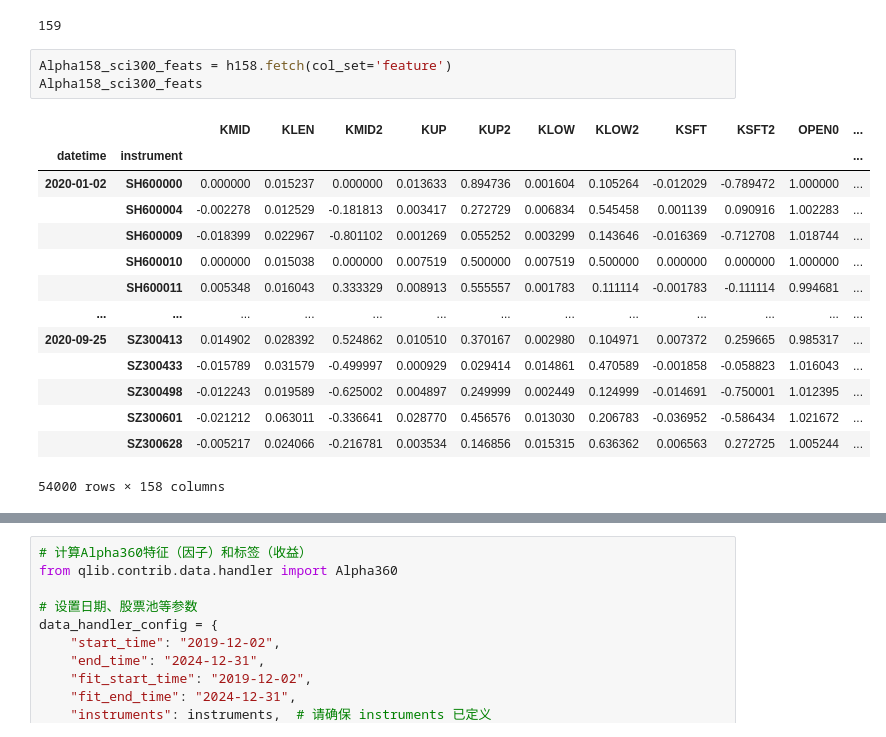
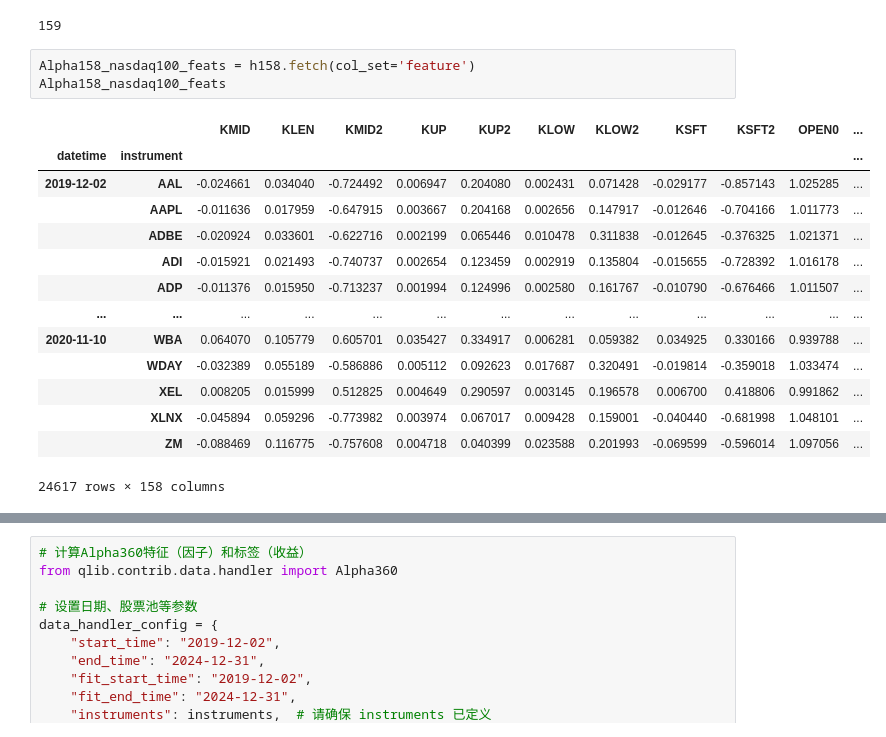
Before and after one commit to 6556974/stock-prediction, a Jupyter notebook: qlib/nas100_data.ipynb, the cells around one changed output, grey strips where cells are left out. Cells and saved outputs as stored; diff of their text form.

Commit message:
add alpha158

```diff
--- a/qlib/nas100_data.ipynb
+++ b/qlib/nas100_data.ipynb
@@ -58,20 +58,20 @@ print(len(h158.get_cols()))
 # %% [output]
 159
 # %%
-Alpha158_sci300_feats = h158.fetch(col_set='feature')
-Alpha158_sci300_feats
+Alpha158_nasdaq100_feats = h158.fetch(col_set='feature')
+Alpha158_nasdaq100_feats
 # %% [output]
 |  |  | KMID | KLEN | KMID2 | KUP | KUP2 | KLOW | KLOW2 | KSFT | KSFT2 | OPEN0 | ... |
 | datetime | instrument |  |  |  |  |  |  |  |  |  |  | ... |
-| 2020-01-02 | SH600000 | 0.000000 | 0.015237 | 0.000000 | 0.013633 | 0.894736 | 0.001604 | 0.105264 | -0.012029 | -0.789472 | 1.000000 | ... |
-|  | SH600004 | -0.002278 | 0.012529 | -0.181813 | 0.003417 | 0.272729 | 0.006834 | 0.545458 | 0.001139 | 0.090916 | 1.002283 | ... |
-|  | SH600009 | -0.018399 | 0.022967 | -0.801102 | 0.001269 | 0.055252 | 0.003299 | 0.143646 | -0.016369 | -0.712708 | 1.018744 | ... |
-|  | SH600010 | 0.000000 | 0.015038 | 0.000000 | 0.007519 | 0.500000 | 0.007519 | 0.500000 | 0.000000 | 0.000000 | 1.000000 | ... |
-|  | SH600011 | 0.005348 | 0.016043 | 0.333329 | 0.008913 | 0.555557 | 0.001783 | 0.111114 | -0.001783 | -0.111114 | 0.994681 | ... |
+| 2019-12-02 | AAL | -0.024661 | 0.034040 | -0.724492 | 0.006947 | 0.204080 | 0.002431 | 0.071428 | -0.029177 | -0.857143 | 1.025285 | ... |
+|  | AAPL | -0.011636 | 0.017959 | -0.647915 | 0.003667 | 0.204168 | 0.002656 | 0.147917 | -0.012646 | -0.704166 | 1.011773 | ... |
+|  | ADBE | -0.020924 | 0.033601 | -0.622716 | 0.002199 | 0.065446 | 0.010478 | 0.311838 | -0.012645 | -0.376325 | 1.021371 | ... |
+|  | ADI | -0.015921 | 0.021493 | -0.740737 | 0.002654 | 0.123459 | 0.002919 | 0.135804 | -0.015655 | -0.728392 | 1.016178 | ... |
+|  | ADP | -0.011376 | 0.015950 | -0.713237 | 0.001994 | 0.124996 | 0.002580 | 0.161767 | -0.010790 | -0.676466 | 1.011507 | ... |
 | ... | ... | ... | ... | ... | ... | ... | ... | ... | ... | ... | ... | ... |
-| 2020-09-25 | SZ300413 | 0.014902 | 0.028392 | 0.524862 | 0.010510 | 0.370167 | 0.002980 | 0.104971 | 0.007372 | 0.259665 | 0.985317 | ... |
-|  | SZ300433 | -0.015789 | 0.031579 | -0.499997 | 0.000929 | 0.029414 | 0.014861 | 0.470589 | -0.001858 | -0.058823 | 1.016043 | ... |
-|  | SZ300498 | -0.012243 | 0.019589 | -0.625002 | 0.004897 | 0.249999 | 0.002449 | 0.124999 | -0.014691 | -0.750001 | 1.012395 | ... |
-|  | SZ300601 | -0.021212 | 0.063011 | -0.336641 | 0.028770 | 0.456576 | 0.013030 | 0.206783 | -0.036952 | -0.586434 | 1.021672 | ... |
-|  | SZ300628 | -0.005217 | 0.024066 | -0.216781 | 0.003534 | 0.146856 | 0.015315 | 0.636362 | 0.006563 | 0.272725 | 1.005244 | ... |
+| 2020-11-10 | WBA | 0.064070 | 0.105779 | 0.605701 | 0.035427 | 0.334917 | 0.006281 | 0.059382 | 0.034925 | 0.330166 | 0.939788 | ... |
+|  | WDAY | -0.032389 | 0.055189 | -0.586886 | 0.005112 | 0.092623 | 0.017687 | 0.320491 | -0.019814 | -0.359018 | 1.033474 | ... |
+|  | XEL | 0.008205 | 0.015999 | 0.512825 | 0.004649 | 0.290597 | 0.003145 | 0.196578 | 0.006700 | 0.418806 | 0.991862 | ... |
+|  | XLNX | -0.045894 | 0.059296 | -0.773982 | 0.003974 | 0.067017 | 0.009428 | 0.159001 | -0.040440 | -0.681998 | 1.048101 | ... |
+|  | ZM | -0.088469 | 0.116775 | -0.757608 | 0.004718 | 0.040399 | 0.023588 | 0.201993 | -0.069599 | -0.596014 | 1.097056 | ... |
-54000 rows × 158 columns
+24617 rows × 158 columns
```
Also changed, not shown: parts of 3 cells of this notebook, 1 other file.
